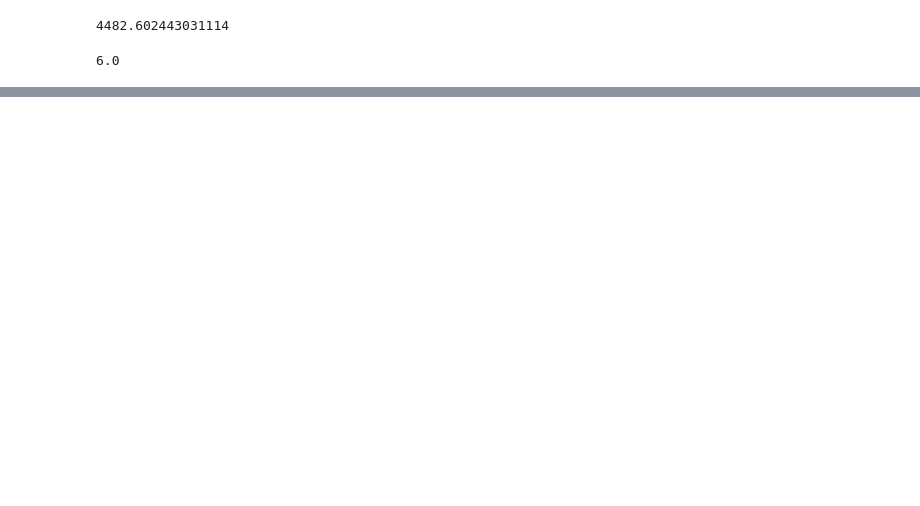
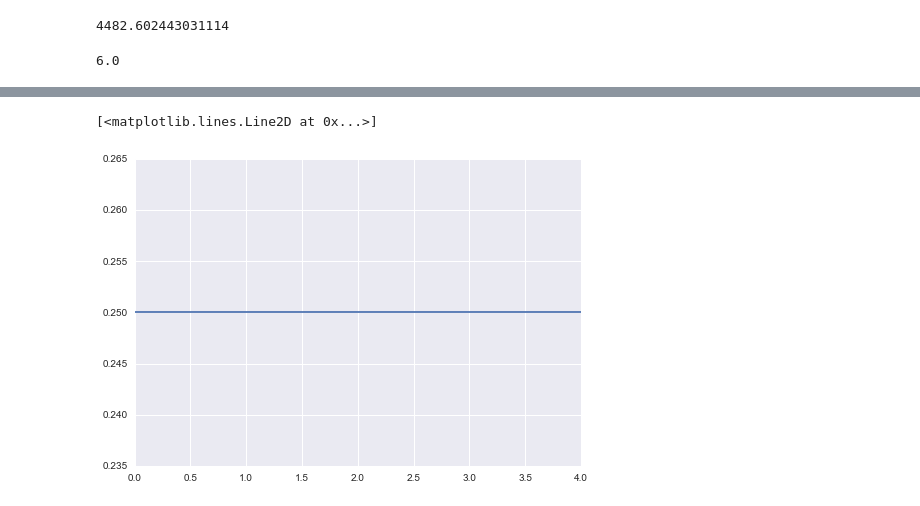
Before and after one commit to mattbellis/CoGeNT_analysis_code, a Jupyter notebook: testing_rise_time_PDFs.ipynb, the cells around one changed output, grey strips where cells are left out. Drawn from its saved outputs; the diff is of its cells as text; code cells hidden in the pictures; blank space fills up the shorter version.

Commit message:
Lots of small changes. Some fit parameters fixed now.

```diff
--- a/testing_rise_time_PDFs.ipynb
+++ b/testing_rise_time_PDFs.ipynb
@@ -212,0 +278,23 @@ TypeError: object of type 'float' has no len()
+# %%
+from cogent_pdfs import surface_events,flat_events,compton_events,neutron_events
+
+import parameters
+
+from cogent_utilities import *
+
+'''
+def intfunc(x):
+
+    ret =
+'''
+
+x = np.linspace(0,4,1000)
+y = pdfs.poly(x,[],0.0,4.0)
+
+#print y
+plt.plot(x,y)
+
+#vals = integrate.quad()
+# %% [output]
+[<matplotlib.lines.Line2D at 0x...>]
+[figure, added]
```
Also changed, not shown: parts of 5 cells of this notebook, 3 other files.
